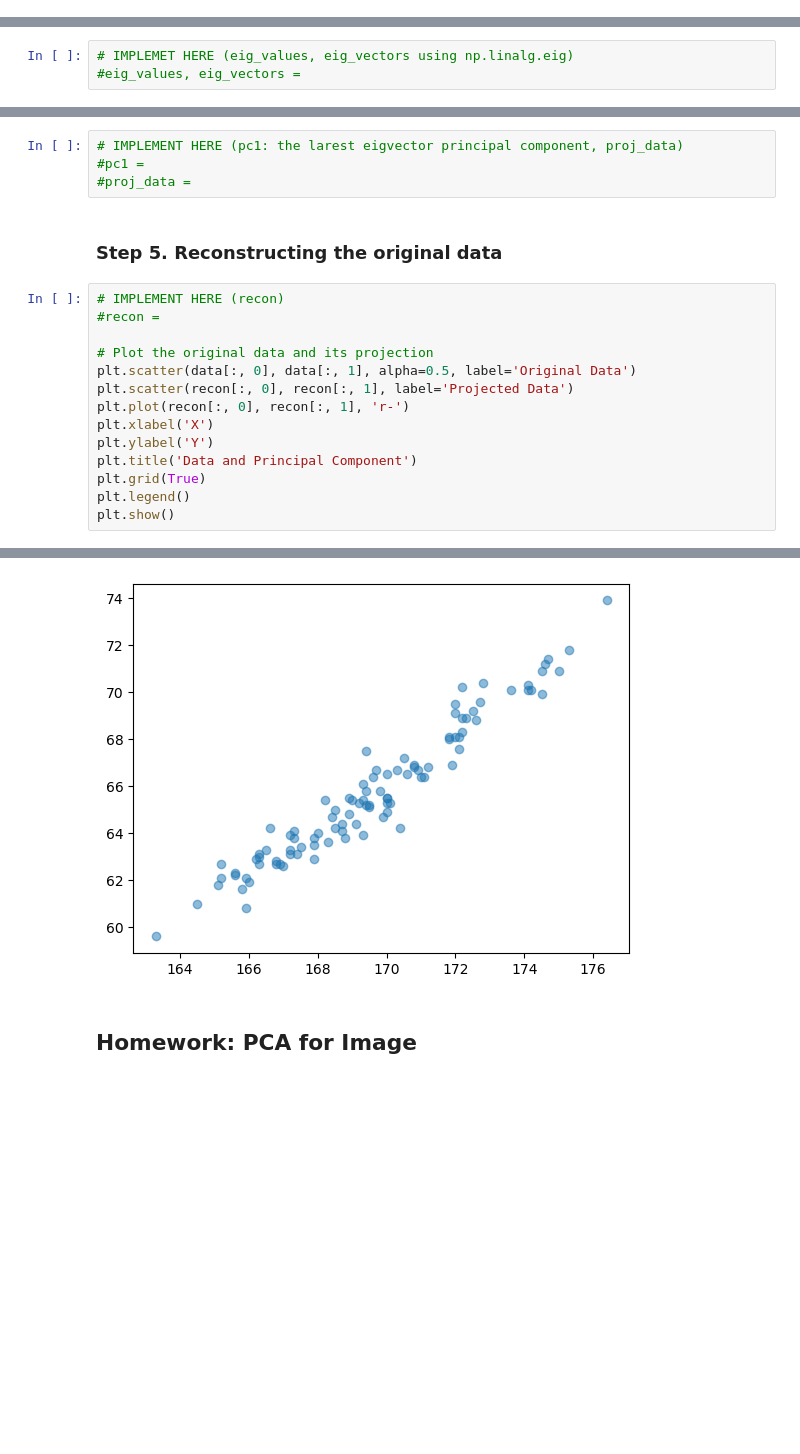
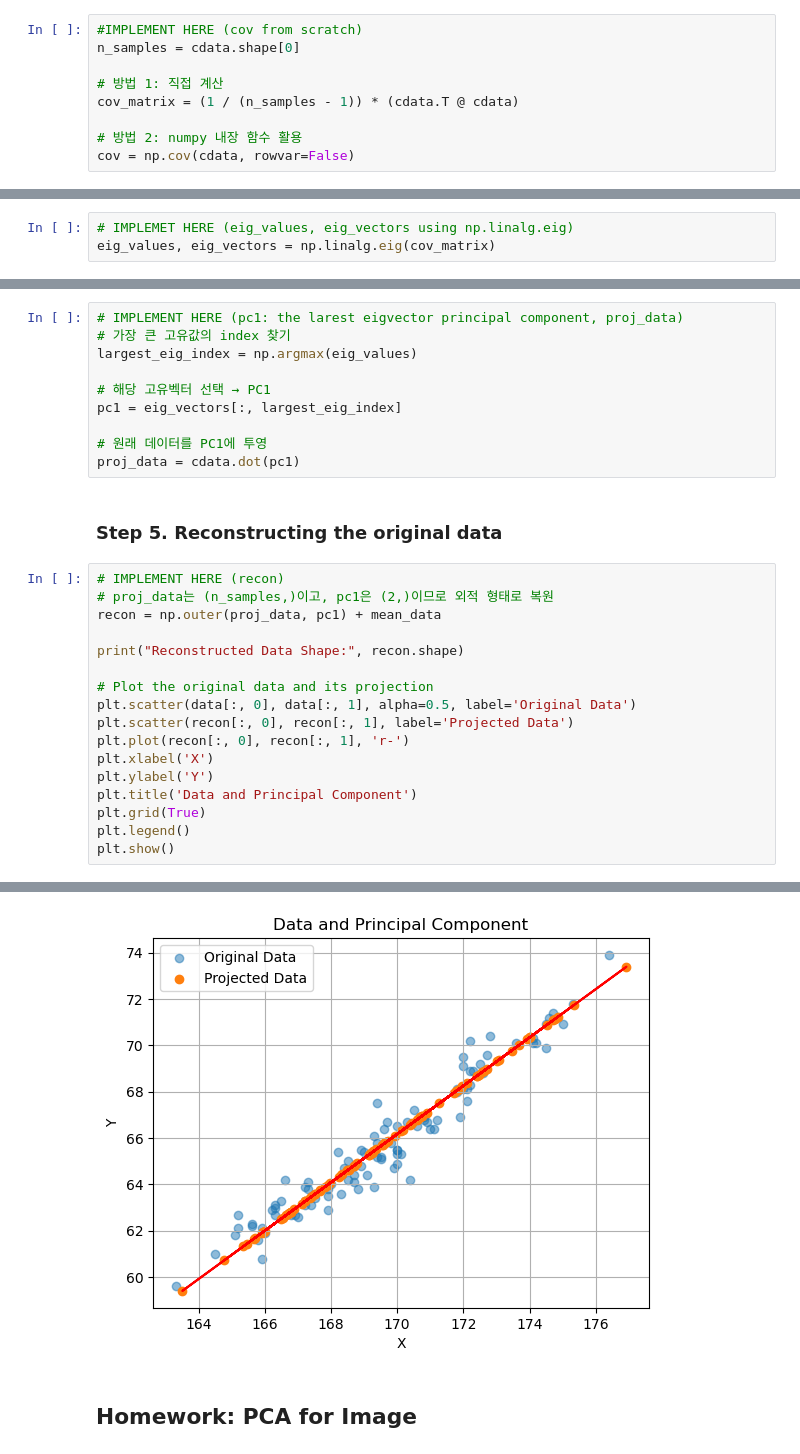
Before and after one commit to zzangdol1029/zzangdol, a Jupyter notebook: apprentice/3주차/lec04_pca_v2_for_student.ipynb, the cells around one changed output, grey strips where cells are left out. Cells and saved outputs as stored; diff of their text form; blank space fills up the shorter version.

```diff
--- a/apprentice/3주차/lec04_pca_v2_for_student.ipynb
+++ b/apprentice/3주차/lec04_pca_v2_for_student.ipynb
@@ -591,19 +131,37 @@ plt.show()
+# %%
+#IMPLEMENT HERE (cov from scratch)
+n_samples = cdata.shape[0]
+
+# 방법 1: 직접 계산
+cov_matrix = (1 / (n_samples - 1)) * (cdata.T @ cdata)
+
+# 방법 2: numpy 내장 함수 활용
+cov = np.cov(cdata, rowvar=False)
 # %% [markdown]
 ### Step3. Eigen Values & Vectors
 # %%
 # IMPLEMET HERE (eig_values, eig_vectors using np.linalg.eig)
-#eig_values, eig_vectors =
+eig_values, eig_vectors = np.linalg.eig(cov_matrix)
 # %% [markdown]
 ### Step4. Principal Component
 # %%
 # IMPLEMENT HERE (pc1: the larest eigvector principal component, proj_data)
-#pc1 =
-#proj_data =
+# 가장 큰 고유값의 index 찾기
+largest_eig_index = np.argmax(eig_values)
+
+# 해당 고유벡터 선택 → PC1
+pc1 = eig_vectors[:, largest_eig_index]
+
+# 원래 데이터를 PC1에 투영
+proj_data = cdata.dot(pc1)
 # %% [markdown]
 ### Step 5. Reconstructing the original data
 # %%
 # IMPLEMENT HERE (recon)
-#recon =
+# proj_data는 (n_samples,)이고, pc1은 (2,)이므로 외적 형태로 복원
+recon = np.outer(proj_data, pc1) + mean_data
+
+print("Reconstructed Data Shape:", recon.shape)
 
 # Plot the original data and its projection
 plt.scatter(data[:, 0], data[:, 1], alpha=0.5, label='Original Data')
@@ -620,4 +178,4 @@ NameError: name 'recon' is not defined
-[figure, old version]
+[figure, new version]
 # %% [markdown]
 ## Homework: PCA for Image
 # %%
```
Also changed, not shown: parts of 19 cells of this notebook, 4 other files.
